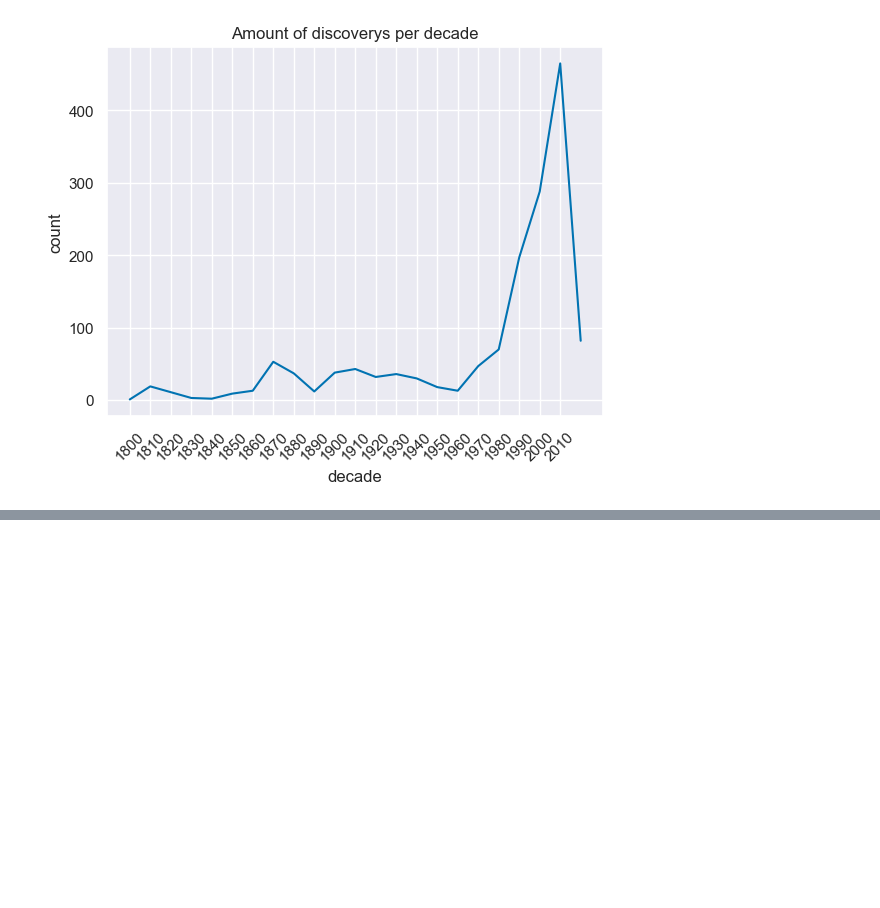
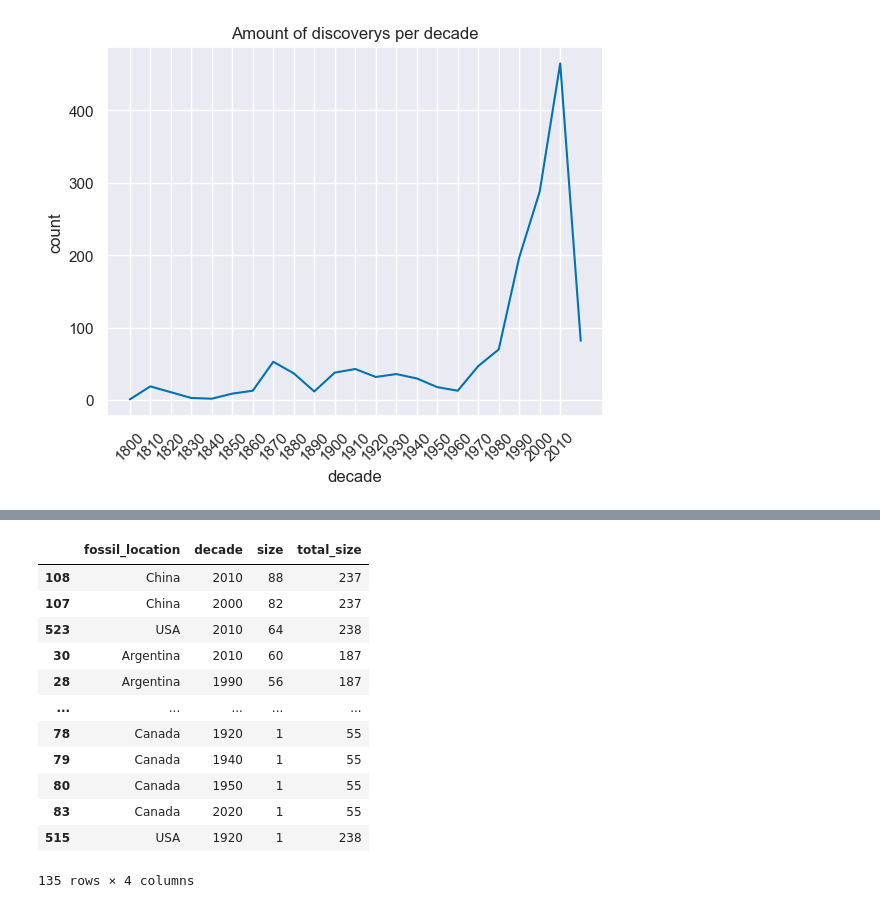
Before and after one commit to korayyildirim/DataAnalysisProjects, a Jupyter notebook: dinosaurEDA.ipynb, the cells around one changed output, grey strips where cells are left out. Cells and saved outputs as stored; diff of their text form; code cells hidden in the pictures; blank space fills up the shorter version.

```diff
--- a/dinosaurEDA.ipynb
+++ b/dinosaurEDA.ipynb
@@ -159,0 +194,24 @@ plt.show()
+# %%
+fossil_locations = df.groupby(by=["fossil_location","decade"],as_index=False).agg('size').sort_values(by="size",ascending=False)
+fossil_locations["total_size"] = (
+    fossil_locations
+    .groupby("fossil_location")["size"]
+    .transform("sum")
+)
+#fossil_locations_filtered#.groupby("fossil_location").sum()
+fossil_locations_filtered = fossil_locations[fossil_locations["total_size"]>10]
+fossil_locations_filtered
+# %% [output]
+|  | fossil_location | decade | size | total_size |
+| 108 | China | 2010 | 88 | 237 |
+| 107 | China | 2000 | 82 | 237 |
+| 523 | USA | 2010 | 64 | 238 |
+| 30 | Argentina | 2010 | 60 | 187 |
+| 28 | Argentina | 1990 | 56 | 187 |
+| ... | ... | ... | ... | ... |
+| 78 | Canada | 1920 | 1 | 55 |
+| 79 | Canada | 1940 | 1 | 55 |
+| 80 | Canada | 1950 | 1 | 55 |
+| 83 | Canada | 2020 | 1 | 55 |
+| 515 | USA | 1920 | 1 | 238 |
+135 rows × 4 columns
```
Also changed, not shown: parts of 14 cells of this notebook.
